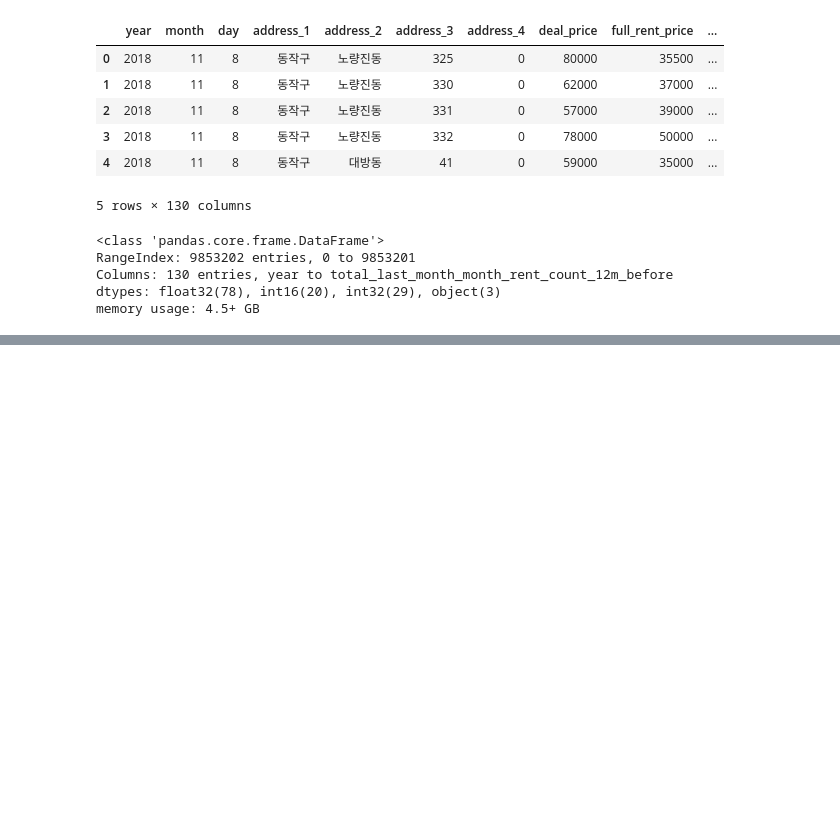
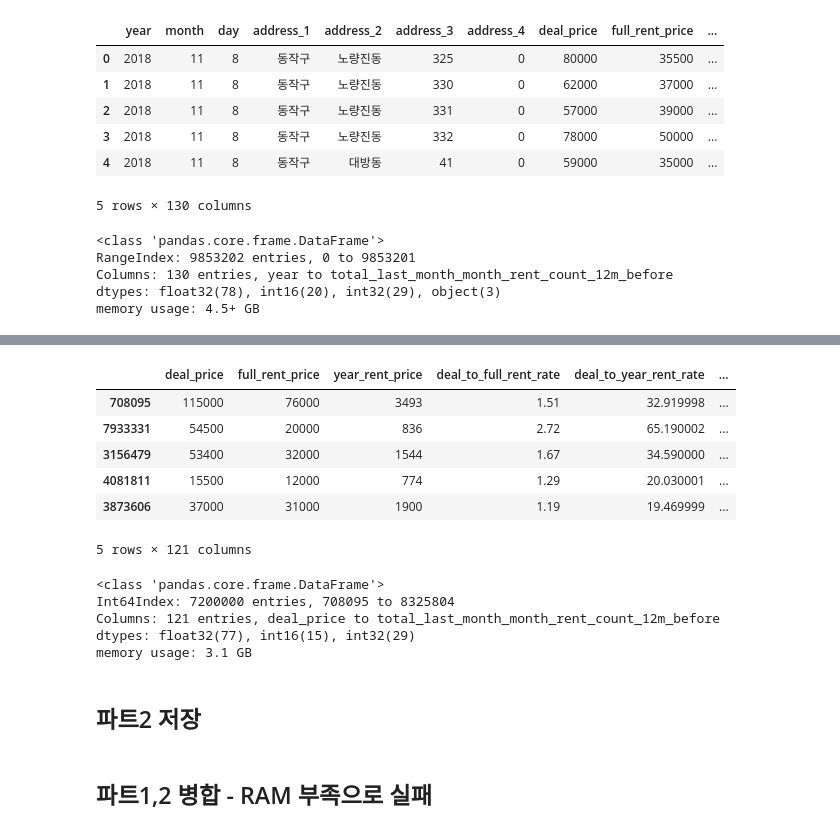
Before and after one commit to Ryong1998/house_price, a Jupyter notebook: handling_final_data4.ipynb, the cells around one changed output, grey strips where cells are left out. Saved outputs shown, nothing was run; the diff lists cells and outputs as text; code cells hidden in the pictures; blank space fills up the shorter version.

```diff
--- a/handling_final_data4.ipynb
+++ b/handling_final_data4.ipynb
@@ -1279,0 +1350,18 @@ df_all.to_pickle('/content/drive/MyDrive/house_price/df_all_2.pkl')
+# %%
+train_df.head()
+# %% [output]
+|  | deal_price | full_rent_price | year_rent_price | deal_to_full_rent_rate | deal_to_year_rent_rate | ... |
+| 708095 | 115000 | 76000 | 3493 | 1.51 | 32.919998 | ... |
+| 7933331 | 54500 | 20000 | 836 | 2.72 | 65.190002 | ... |
+| 3156479 | 53400 | 32000 | 1544 | 1.67 | 34.590000 | ... |
+| 4081811 | 15500 | 12000 | 774 | 1.29 | 20.030001 | ... |
+| 3873606 | 37000 | 31000 | 1900 | 1.19 | 19.469999 | ... |
+5 rows × 121 columns
+# %%
+train_df.info()
+# %% [output]
+<class 'pandas.core.frame.DataFrame'>
+Int64Index: 7200000 entries, 708095 to 8325804
+Columns: 121 entries, deal_price to total_last_month_month_rent_count_12m_before
+dtypes: float32(77), int16(15), int32(29)
+memory usage: 3.1 GB
@@ -1279,0 +1371,2 @@ df_all.to_pickle('/content/drive/MyDrive/house_price/df_all_2.pkl')
+# %% [markdown]
+## 파트2 저장
@@ -1279,0 +1384,2 @@ df_all.to_pickle('/content/drive/MyDrive/house_price/df_all_2.pkl')
+# %% [markdown]
+## 파트1,2 병합 - RAM 부족으로 실패
```
Also changed, not shown: parts of 14 cells of this notebook.
